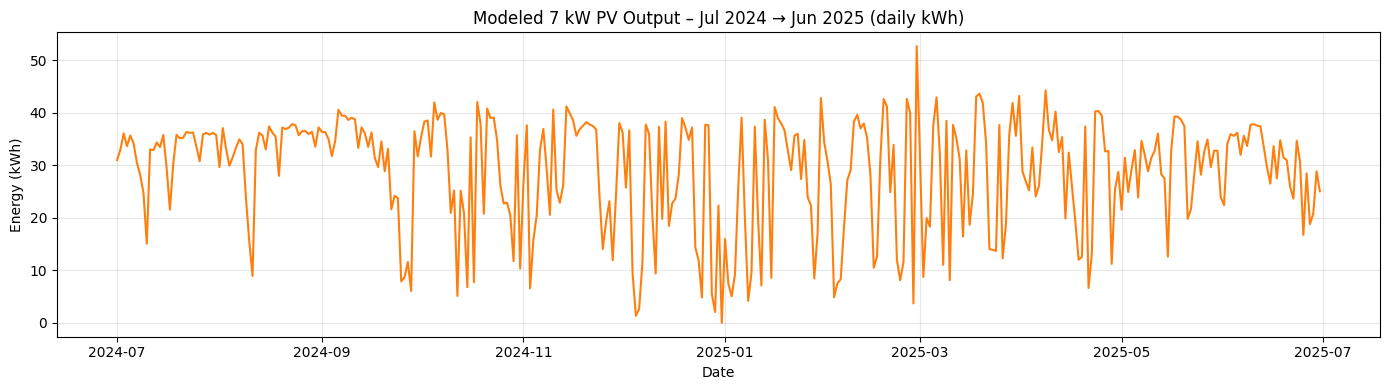
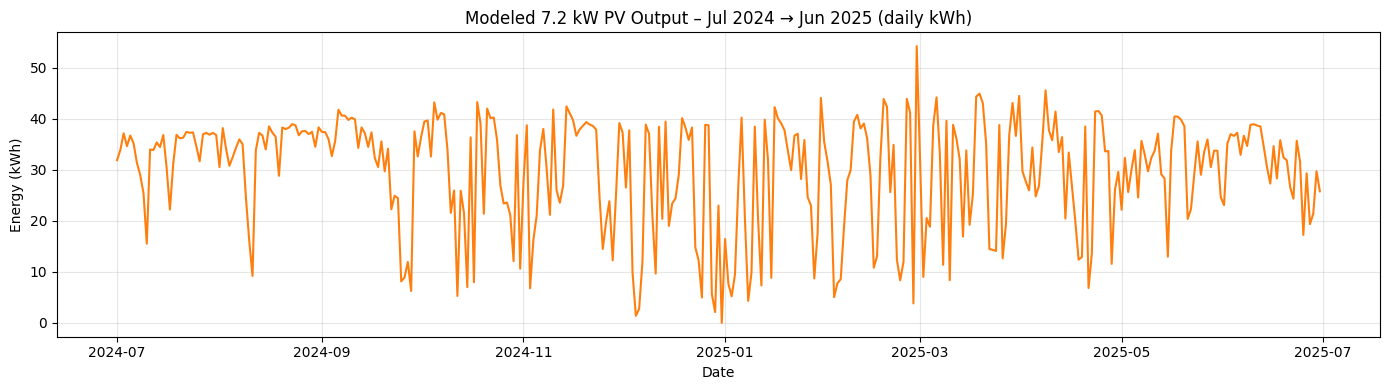
Unified diff of the notebook cell whose output changed from the first chart to the second:
--- before
+++ after
@@ -13,5 +13,5 @@
     "lon":           -98.49,
     "timeframe":      "hourly",
-    "system_capacity": 7.0,   # kW-dc
+    "system_capacity": 7.2,   # kW-dc
     "azimuth":        180,
     "tilt":           30,
@@ -54,5 +54,5 @@
 plt.figure(figsize=(14, 4))
 plt.plot(pv_daily.index, pv_daily["pv_kwh"], color="tab:orange")
-plt.title("Modeled 7 kW PV Output – Jul 2024 → Jun 2025 (daily kWh)")
+plt.title("Modeled 7.2 kW PV Output – Jul 2024 → Jun 2025 (daily kWh)")
 plt.xlabel("Date")
 plt.ylabel("Energy (kWh)")

Commit: add statistics for total year projections